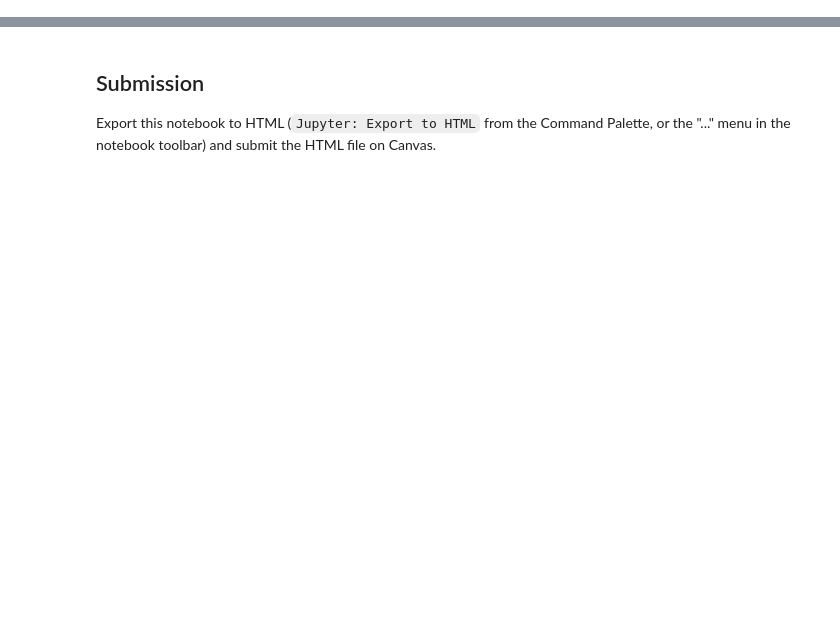
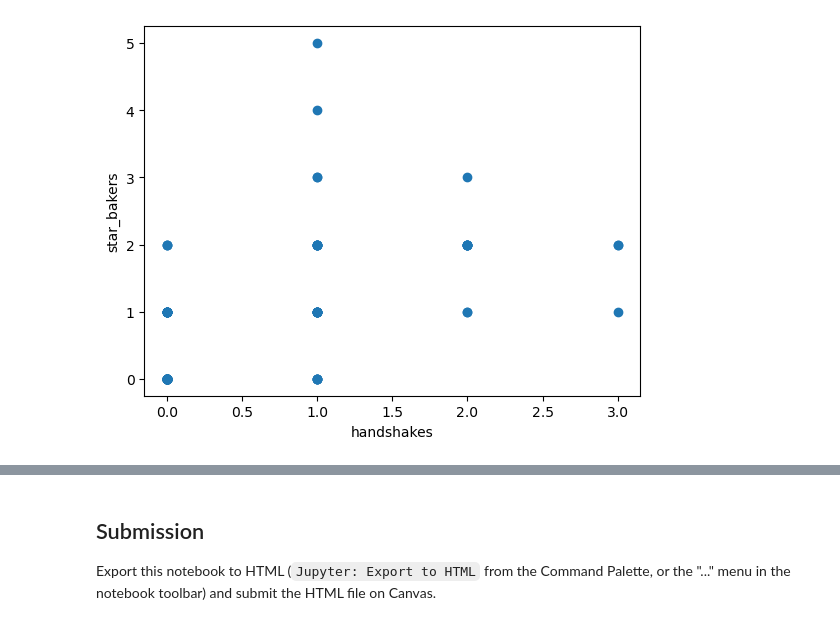
Before and after one commit to smgroves/DS2003, a Jupyter notebook: Labs/Lab10/Lab10_blank_annotation.ipynb, the cells around one changed output, grey strips where cells are left out. Cells and saved outputs as stored; diff of their text form; code cells hidden in the pictures; blank space fills up the shorter version.

```diff
--- a/Labs/Lab10/Lab10_blank_annotation.ipynb
+++ b/Labs/Lab10/Lab10_blank_annotation.ipynb
@@ -177,0 +198,19 @@ Pick a static chart you plan to use in your **Project 2** notebook's About secti
+# %%
+# One row per baker: handshakes over their whole series, and how many times they were Star Baker
+judging["handshake"] = ((judging["Signature Handshake"] == 1) | (judging["Showstopper Handshake"] == 1)).astype(int)
+judging["star_baker"] = judging["Winner"].fillna(0).where(judging["bakers"] > 3, 0)   # don't count the final
+
+finals = judging[judging["bakers"] == 3]
+champions = set(zip(finals.loc[finals["Winner"] == 1, "Series"], finals.loc[finals["Winner"] == 1, "Contestant"]))
+
+per_baker = judging.groupby(["Series", "Contestant"]).agg(handshakes=("handshake", "sum"),
+                                                         star_bakers=("star_baker", "sum"),
+                                                         weeks_on_show=("Round", "size")).reset_index()
+per_baker["champion"] = [(s, c) in champions for s, c in zip(per_baker["Series"], per_baker["Contestant"])]
+
+plt.scatter(per_baker["handshakes"], per_baker["star_bakers"])
+plt.xlabel("handshakes")
+plt.ylabel("star_bakers")
+plt.show()
+# %% [output]
+[figure, added]
```
Also changed, not shown: parts of 62 cells of this notebook.
